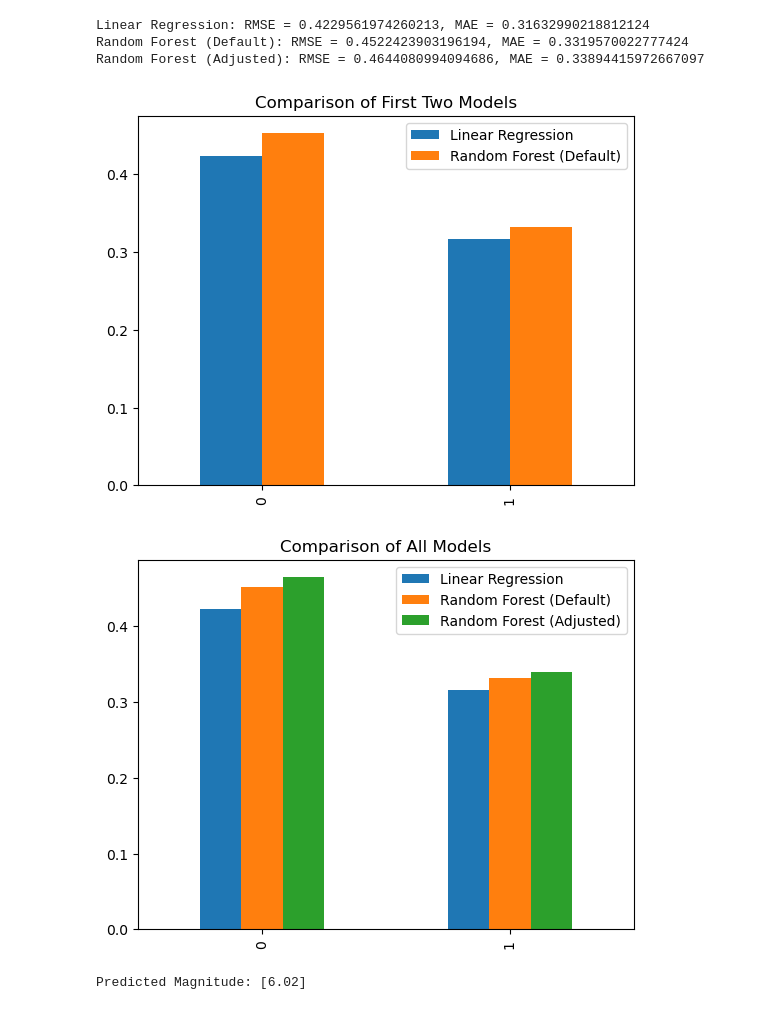
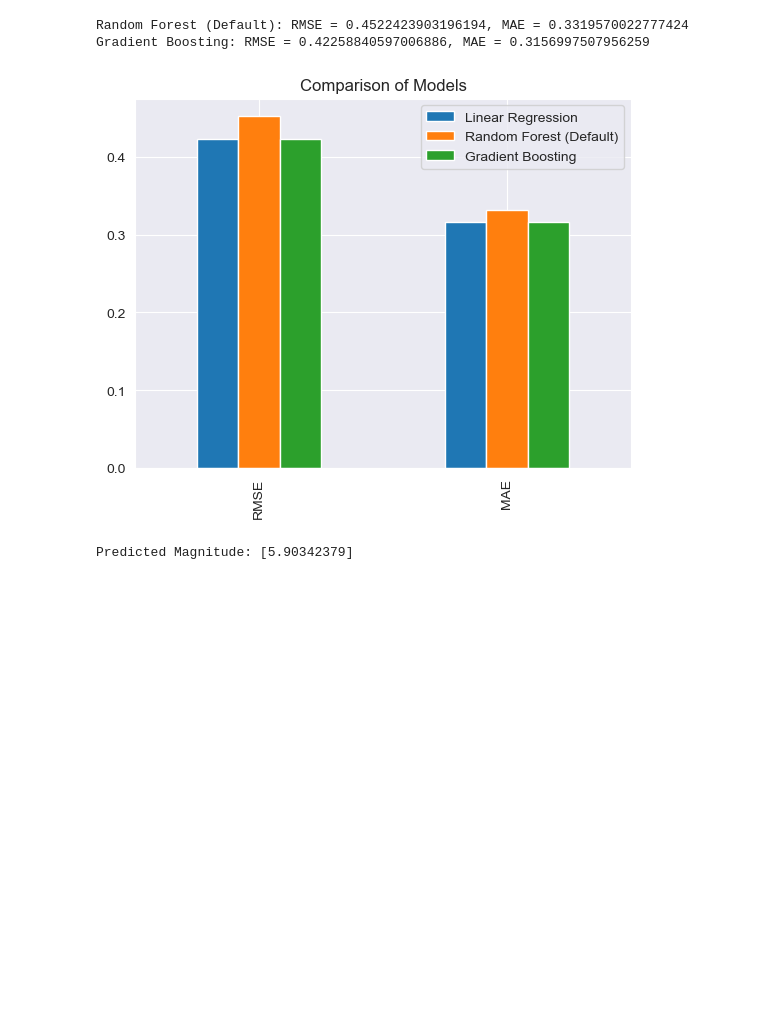
Before and after one commit to hubertmadrzejewski/uczenieMaszynoweTrzesieniaZiemii, a Jupyter notebook: Baza-trzesienie.ipynb, the cells around one changed output. Saved outputs shown, nothing was run; the diff lists cells and outputs as text; code cells hidden in the pictures; blank space fills up the shorter version.

Commit message:
Dodanie Gradient Boosting

```diff
--- a/Baza-trzesienie.ipynb
+++ b/Baza-trzesienie.ipynb
@@ -1,57 +1,36 @@
 # %%
-
 %run -i earthquake_predictor.ipynb
 
-# Example usage:
 earthquake_predictor = EarthquakePredictor('database.csv')
 
-# Display summary statistics
+# Example usage:
 earthquake_predictor.display_summary_statistics()
-
-# Display info
 earthquake_predictor.display_info()
-
-# Check missing values
 earthquake_predictor.check_missing_values()
-
-# Display data distribution
 earthquake_predictor.display_data_distribution()
 
-# Remove not needed columns
 columns_to_remove = ['Time', 'Type', 'Magnitude Error', 'Date', 'Depth Error', 'Depth Seismic Stations',
                      'Magnitude Type', 'Magnitude Seismic Stations', 'Azimuthal Gap', 'Horizontal Distance',
                      'Horizontal Error', 'Root Mean Square', 'ID', 'Source', 'Location Source', 'Magnitude Source',
                      'Status']
 earthquake_predictor.remove_not_needed_columns(columns_to_remove)
-
-# Display box plots
 earthquake_predictor.display_box_plots()
-
-# Display correlation matrix
 earthquake_predictor.display_correlation_matrix()
 
-# Train models
+# Training models
 earthquake_predictor.train_linear_regression()
-# Train Random Forest with default hyperparameters
 earthquake_predictor.train_random_forest(n_estimators=100, random_state=0, model_name='Random Forest (Default)')
+earthquake_predictor.train_gradient_boosting()
 
-# Train Random Forest with adjusted hyperparameters
-earthquake_predictor.train_random_forest(n_estimators=10, random_state=0, model_name='Random Forest (Adjusted)')
-
-# Compare first two models
-df_compare_first_two, _ = earthquake_predictor.compare_models()
-df_compare_first_two.plot(kind='bar', title='Comparison of First Two Models')
+# Comparing models
+df_compare_all = earthquake_predictor.compare_models()
+df_compare_all.plot(kind='bar', title='Comparison of Models')
 plt.show()
 
-# Compare all three models
-_, df_compare_all = earthquake_predictor.compare_models()
-df_compare_all.plot(kind='bar', title='Comparison of All Models')
-plt.show()
-
-
-# Manually test prediction
-test_data = [[19, 145]]  # Adjust the features according to your model
-earthquake_predictor.manual_prediction_test(test_data)
+# Example prediction
+test_data = [[19, 145]]  # Adjust based on the model's expected input format
+predicted_magnitude = earthquake_predictor.predict_magnitude(test_data)
+print("Predicted Magnitude:", predicted_magnitude)
 # %% [output]
            Latitude     Longitude         Depth  Depth Error  \
 count  23412.000000  23412.000000  23412.000000  4461.000000
@@ -78,6 +57,4 @@ True
-Linear Regression: RMSE = 0.4229561974260213, MAE = 0.31632990218812124
 Random Forest (Default): RMSE = 0.4522423903196194, MAE = 0.3319570022777424
-Random Forest (Adjusted): RMSE = 0.4644080994094686, MAE = 0.33894415972667097
+Gradient Boosting: RMSE = 0.42258840597006886, MAE = 0.3156997507956259
-[figure, old version]
+[figure, new version]
-[figure, removed]
-Predicted Magnitude: [6.02]
+Predicted Magnitude: [5.90342379]
```
Also changed, not shown: parts of 1 cell of this notebook, 1 other file.
